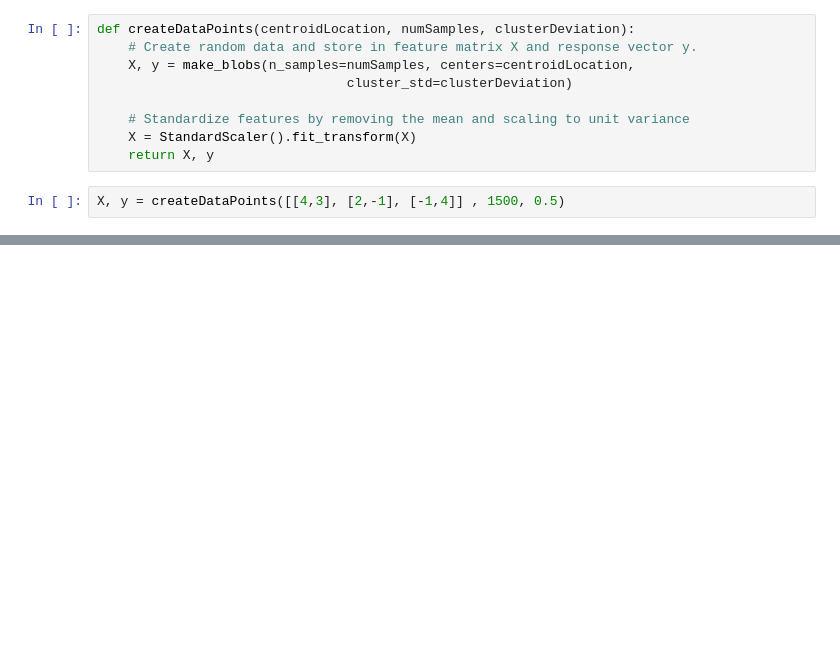
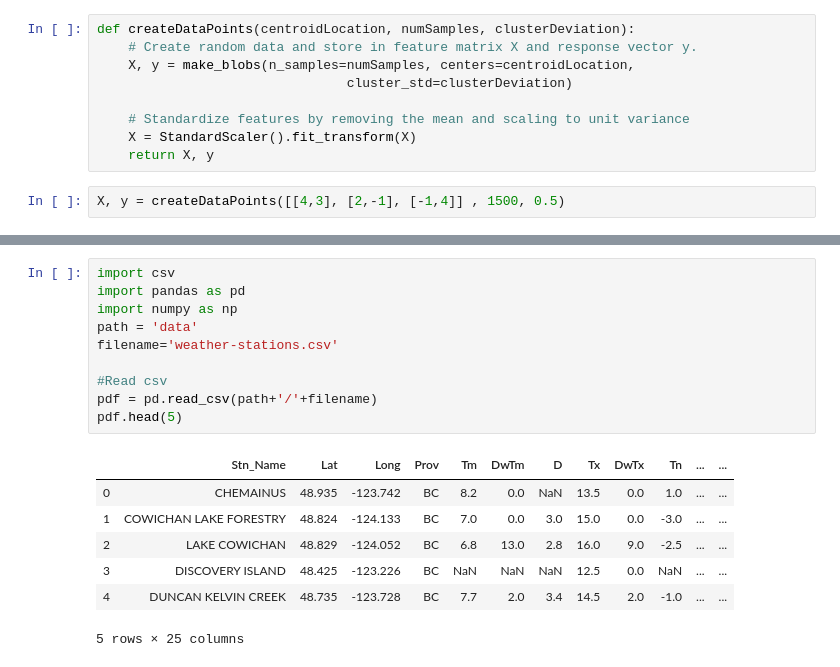
Before and after one commit to Hernon7/MachineLearningDemo, a Jupyter notebook: Density_based Clustering/Density-Based Clustering.ipynb, the cells around one changed output, grey strips where cells are left out. Saved outputs shown, nothing was run; the diff lists cells and outputs as text; blank space fills up the shorter version.

```diff
--- a/Density_based Clustering/Density-Based Clustering.ipynb
+++ b/Density_based Clustering/Density-Based Clustering.ipynb
@@ -40,0 +121,18 @@ X, y = createDataPoints([[4,3], [2,-1], [-1,4]] , 1500, 0.5)
+# %%
+import csv
+import pandas as pd
+import numpy as np
+path = 'data'
+filename='weather-stations.csv'
+
+#Read csv
+pdf = pd.read_csv(path+'/'+filename)
+pdf.head(5)
+# %% [output]
+|  | Stn_Name | Lat | Long | Prov | Tm | DwTm | D | Tx | DwTx | Tn | ... | ... |
+| 0 | CHEMAINUS | 48.935 | -123.742 | BC | 8.2 | 0.0 | NaN | 13.5 | 0.0 | 1.0 | ... | ... |
+| 1 | COWICHAN LAKE FORESTRY | 48.824 | -124.133 | BC | 7.0 | 0.0 | 3.0 | 15.0 | 0.0 | -3.0 | ... | ... |
+| 2 | LAKE COWICHAN | 48.829 | -124.052 | BC | 6.8 | 13.0 | 2.8 | 16.0 | 9.0 | -2.5 | ... | ... |
+| 3 | DISCOVERY ISLAND | 48.425 | -123.226 | BC | NaN | NaN | NaN | 12.5 | 0.0 | NaN | ... | ... |
+| 4 | DUNCAN KELVIN CREEK | 48.735 | -123.728 | BC | 7.7 | 2.0 | 3.4 | 14.5 | 2.0 | -1.0 | ... | ... |
+5 rows × 25 columns
```
Also changed, not shown: parts of 10 cells of this notebook, 1 other file.
